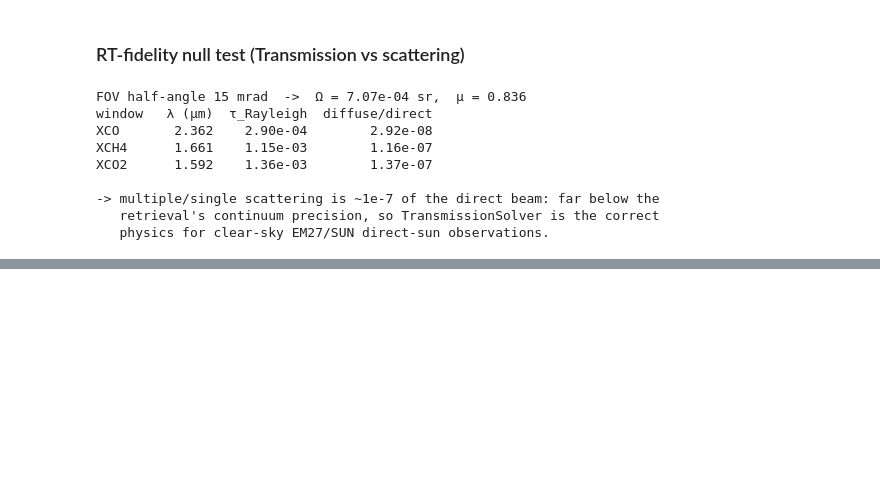
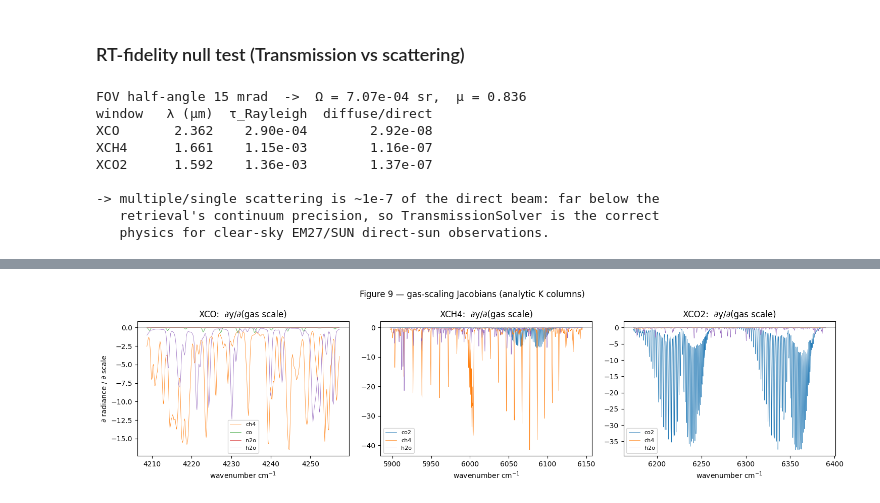
Before and after one commit to erselab/em27, a Jupyter notebook: notebooks/em27_realdata.ipynb, the cells around one changed output, grey strips where cells are left out. Drawn from its saved outputs; the diff is of its cells as text; code cells hidden in the pictures; blank space fills up the shorter version.

```diff
--- a/notebooks/em27_realdata.ipynb
+++ b/notebooks/em27_realdata.ipynb
@@ -603,0 +709,43 @@ XCO2      1.592    1.36e-03        1.37e-07
+# %%
+# analytic ∂y/∂(gas_scale) from a retrieval at the clean spectrum
+inst_j = build_em27_instrument(windows=EM27_WINDOWS[:3], ils=ils_gaussian(RES_EFF))
+nwj = len(inst_j.windows)
+fm_j = ForwardModel(atm, absco, inst_j, geo,
+                    solver=TransmissionSolver(jacobians=True), solar_spectrum=solar)
+y0j = fm_j.run(albedo=np.zeros(nwj), solar_doppler=solar_doppler).y
+yo_j, sg_j, off = [], [], 0
+for w in inst_j.windows:
+    n = w.n_channels; yg = y0j[off:off + n][::-1]; off += n; wn = w.wn_instrument
+    ym = np.interp(wn, meas_wn, meas_sp); x = (wn - wn.mean()) / (np.ptp(wn) / 2)
+    A = np.vstack([yg, yg * x, yg * x**2]).T; c, *_ = np.linalg.lstsq(A, ym, rcond=None)
+    P = c[0] + c[1] * x + c[2] * x**2; yo = ym / P
+    yo_j.append(yo[::-1]); sg_j.append((np.abs(yo) * 0.005 + 1e-12)[::-1])
+gases_j = ["co2", "ch4", "co", "n2o", "h2o"]
+sv_j = StateVector.transmission_scaling(n_bands=nwj, gases=gases_j,
+        gas_uncerts={"co": 0.3, "n2o": 0.2, "h2o": 0.3}, solar_gain_uncert=0.2,
+        include_dispersion=True, dispersion_order=1, dispersion_uncert=0.1)
+sv_j.freeze("p_scale")
+res_j = GERTRetrieval(fm_j, np.concatenate(yo_j), np.diag(1 / np.concatenate(sg_j)**2),
+        sv_j, prior_albedo=np.zeros(nwj), analytical_jacobians=True,
+        solar_doppler=solar_doppler, max_iter=12, verbose=False).run()
+K = res_j.K
+names_j = [e.name for e in sv_j.elements]
+
+fig, axes = plt.subplots(1, nwj, figsize=(5 * nwj, 4), squeeze=False)
+colors = plt.cm.tab10(np.arange(len(gases_j)))
+off = 0
+for jw, w in enumerate(inst_j.windows):
+    n = w.n_channels; wn = w.wn_instrument
+    for g, col in zip(gases_j, colors):
+        kk = K[off:off + n, names_j.index(f"{g}_scale")][::-1]
+        if np.nanmax(np.abs(kk)) > 1e-5:
+            axes[0, jw].plot(wn, kk, lw=0.5, color=col, label=g)
+    off += n
+    axes[0, jw].set_title(f"{w.label}:  ∂y/∂(gas scale)")
+    axes[0, jw].set_xlabel("wavenumber cm$^{-1}$"); axes[0, jw].axhline(0, color="grey", lw=0.4)
+    axes[0, jw].legend(fontsize=8)
+axes[0, 0].set_ylabel("∂ radiance / ∂ scale")
+fig.suptitle("Figure 9 — gas-scaling Jacobians (analytic K columns)")
+fig.tight_layout(); fig.savefig(FIGS / "em27_gas_jacobians.png", dpi=120); plt.show()
+# %% [output]
+[figure, added]
```
Also changed, not shown: parts of 11 cells of this notebook, 27 other files.
